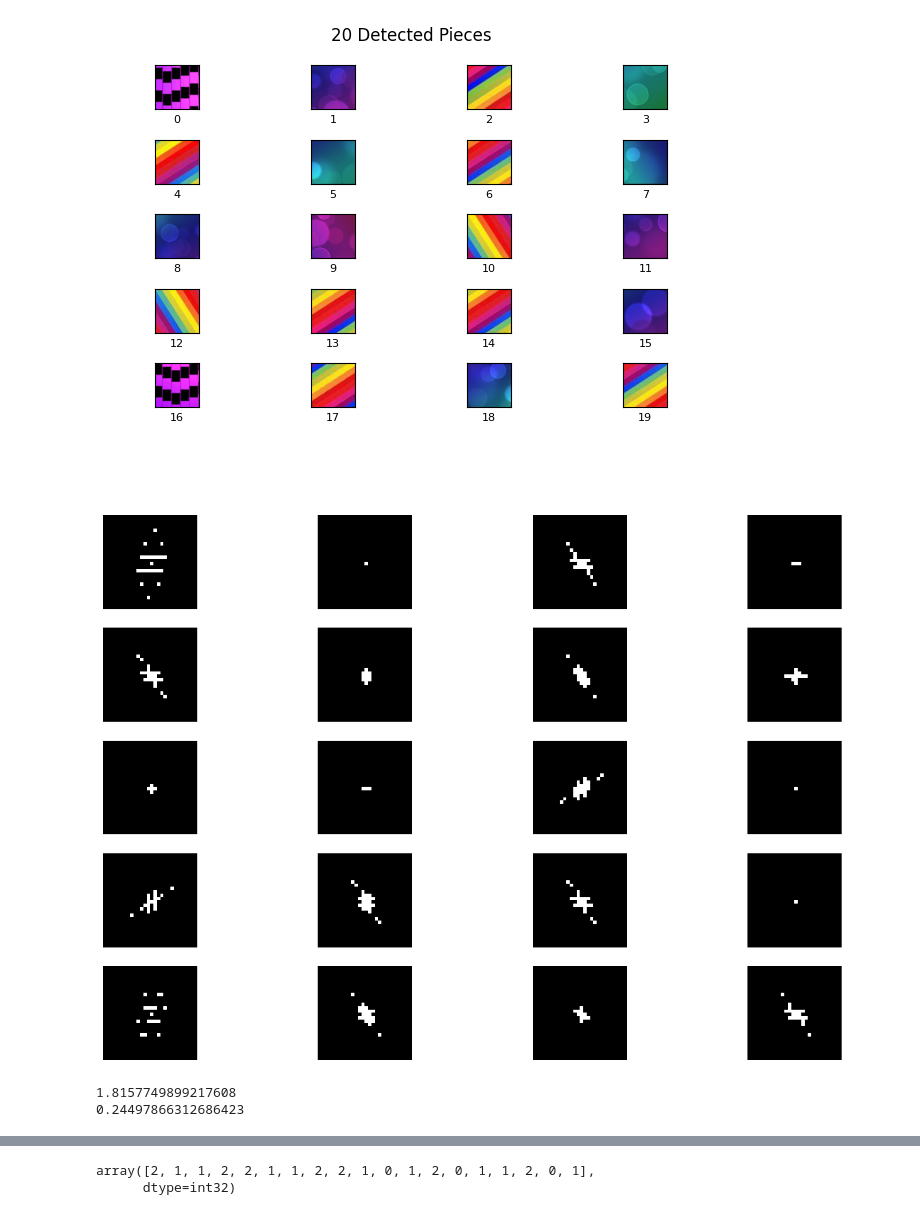
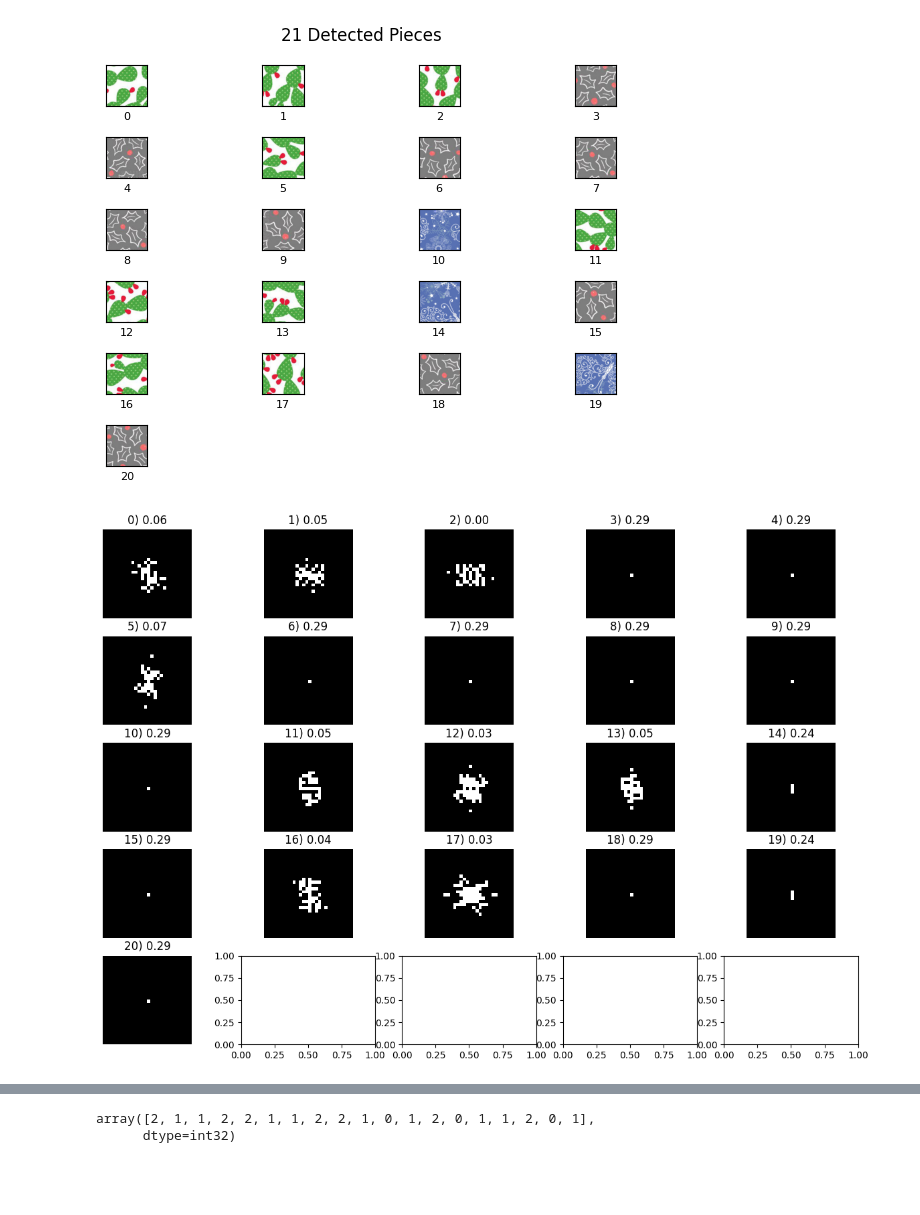
Before and after one commit to Jennifer2001-lab/iapr, a Jupyter notebook: project/features_encore_art.ipynb, the cells around one changed output, grey strips where cells are left out. Drawn from its saved outputs; the diff is of its cells as text; code cells hidden in the pictures; blank space fills up the shorter version.

Commit message:
Cleaned code + improved distance map

```diff
--- a/project/features_encore_art.ipynb
+++ b/project/features_encore_art.ipynb
@@ -128,5 +95,6 @@ plt.show()
 # %%
-img = imgs[4]
+index_img = 3
+img = imgs[index_img]
 seg = Segementation(img)
 seg.find_pieces()
 seg.plot_contours()
@@ -136,4 +104,4 @@ Pieces detected :)
 # %%
 seg.plot_pieces()
 # %% [output]
-[figure, old version]
+[figure, new version]
@@ -147,32 +108,24 @@ indexes = [pieces_1,pieces_2,pieces_3,outliers]
 # %%
 l = 0
-fig, axes = plt.subplots(5, 4, figsize=(15, 10))
-for img, ax in zip(seg.pieces, axes.ravel()):
+fig, axes = plt.subplots(5, len(seg.pieces) // 5 + 1, figsize=(15, 10))
+
+reference = 2
+distances = get_distances(seg.pieces)
+
+for i, (img, ax, d) in enumerate(zip(seg.pieces, axes.ravel(), distances)):
     transform = np.fft.fft2(rgb2gray(img))
     fshift = np.fft.fftshift(transform)
     bout_d_image = np.log(np.abs(fshift[50:-50, 50:-50]))
-    # thresh1 = cv2.adaptiveThreshold(
-    #     bout_d_image.astype("uint8"),
-    #     np.max(bout_d_image),
-    #     cv2.ADAPTIVE_THRESH_MEAN_C,
-    #     cv2.THRESH_BINARY,
-    #     51,
-    #     0,
-    # )
 
     binary_bout = bout_d_image > 5.5
 
     ax.imshow(bout_d_image>5.5, cmap="gray")
 
     ax.axis("off")
 
+    ax.set_title(f'{i}) {distances[i][reference]:<.2f}')
+
 
 plt.show()
 # %% [output]
-[figure, old version]
+[figure, new version]
-# %%
-v1 = np.array([-0.5, 2])
-v2 = np.array([2, 0.5])
-# %% [output]
-1.8157749899217608
-0.24497866312686423
```
Also changed, not shown: parts of 18 cells of this notebook, 2 other files.
